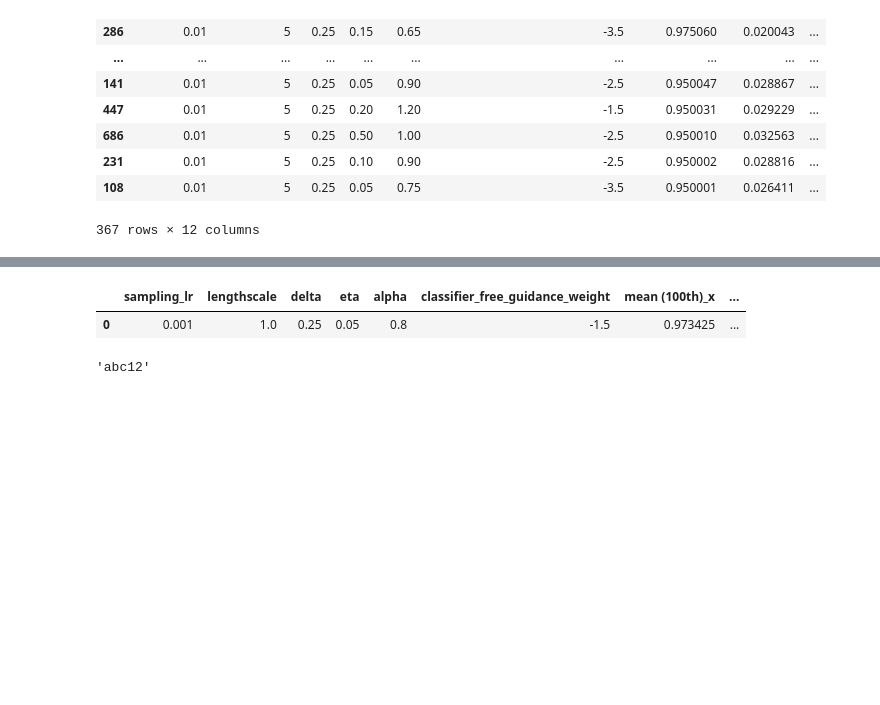
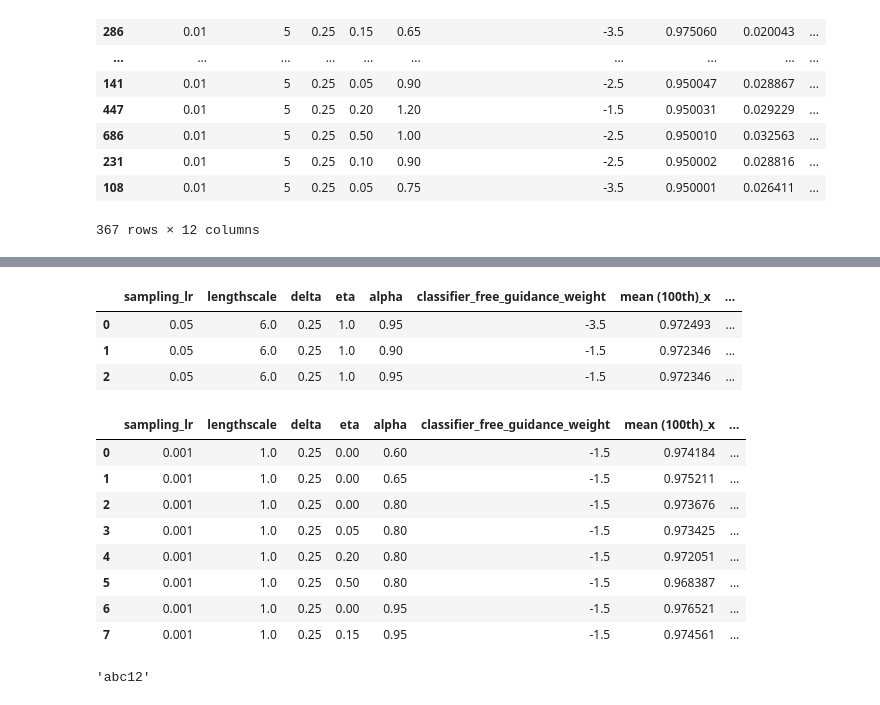
Before and after one commit to HungTT912/L2HD-setting-2, a Jupyter notebook: test.ipynb, the cells around one changed output, grey strips where cells are left out. Drawn from its saved outputs; the diff is of its cells as text; code cells hidden in the pictures; blank space fills up the shorter version.

```diff
--- a/test.ipynb
+++ b/test.ipynb
@@ -40,14 +56,38 @@ best_tf8_hyper
+# %%
+import pandas as pd
+
+best_tf10_hyper = pd.read_csv('./tuning_results/tune_22_100steps/result/tuning_result_tfbind10_num_fit_samples10000_lengthscale6.0_sampling_lr0.05_delta0.25.csv')
+best_tf10_hyper = best_tf10_hyper[best_tf10_hyper['mean (100th)']>0.67]
+best_tf8_hyper = None
+
+best_tf8_hyper1 = pd.read_csv(f'./tuning_results/tune_20/result/tuning_result_tfbind8_lengthscale6.0_sampling_lr0.05_delta0.25.csv')
+best_tf8_hyper1 = best_tf8_hyper1[best_tf8_hyper1['mean (100th)']>0.97]
+best_tf8_hyper = pd.concat([best_tf8_hyper1,best_tf8_hyper],ignore_index=True)
+best_tf8_hyper = best_tf8_hyper.merge(best_tf10_hyper, on= ['sampling_lr','lengthscale','delta','eta','alpha','classifier_free_guidance_weight'])
+best_tf8_hyper
+# %% [output]
+|  | sampling_lr | lengthscale | delta | eta | alpha | classifier_free_guidance_weight | mean (100th)_x | ... |
+| 0 | 0.05 | 6.0 | 0.25 | 1.0 | 0.95 | -3.5 | 0.972493 | ... |
+| 1 | 0.05 | 6.0 | 0.25 | 1.0 | 0.90 | -1.5 | 0.972346 | ... |
+| 2 | 0.05 | 6.0 | 0.25 | 1.0 | 0.95 | -1.5 | 0.972346 | ... |
 # %%
 best_ant_hyper = pd.read_csv('tuning_results/tune_20/result/tuning_result_ant_lengthscale1.0_sampling_lr0.001_delta0.25.csv')
 best_ant_hyper = best_ant_hyper[best_ant_hyper['mean (100th)']>0.96]
-best_ant_hyper = best_ant_hyper[best_ant_hyper['alpha']==0.8]
-best_ant_hyper = best_ant_hyper[best_ant_hyper['eta']==0.05]
+#best_ant_hyper = best_ant_hyper[best_ant_hyper['alpha']==0.7]
+#best_ant_hyper = best_ant_hyper[best_ant_hyper['eta']==0.05]
 best_dkitty_hyper = pd.read_csv('tuning_results/tune_20/result/tuning_result_dkitty_lengthscale1.0_sampling_lr0.001_delta0.25.csv')
 best_dkitty_hyper = best_dkitty_hyper[best_dkitty_hyper['mean (100th)']>0.96]
 best_dkitty_hyper.merge(best_ant_hyper,on=['sampling_lr','lengthscale','delta','eta','alpha','classifier_free_guidance_weight'])
 # %% [output]
 |  | sampling_lr | lengthscale | delta | eta | alpha | classifier_free_guidance_weight | mean (100th)_x | ... |
-| 0 | 0.001 | 1.0 | 0.25 | 0.05 | 0.8 | -1.5 | 0.973425 | ... |
+| 0 | 0.001 | 1.0 | 0.25 | 0.00 | 0.60 | -1.5 | 0.974184 | ... |
+| 1 | 0.001 | 1.0 | 0.25 | 0.00 | 0.65 | -1.5 | 0.975211 | ... |
+| 2 | 0.001 | 1.0 | 0.25 | 0.00 | 0.80 | -1.5 | 0.973676 | ... |
+| 3 | 0.001 | 1.0 | 0.25 | 0.05 | 0.80 | -1.5 | 0.973425 | ... |
+| 4 | 0.001 | 1.0 | 0.25 | 0.20 | 0.80 | -1.5 | 0.972051 | ... |
+| 5 | 0.001 | 1.0 | 0.25 | 0.50 | 0.80 | -1.5 | 0.968387 | ... |
+| 6 | 0.001 | 1.0 | 0.25 | 0.00 | 0.95 | -1.5 | 0.976521 | ... |
+| 7 | 0.001 | 1.0 | 0.25 | 0.15 | 0.95 | -1.5 | 0.974561 | ... |
 # %%
 n='abc'
 x = f'{n}12'
```
Also changed, not shown: parts of 2 cells of this notebook, 1 other file.
